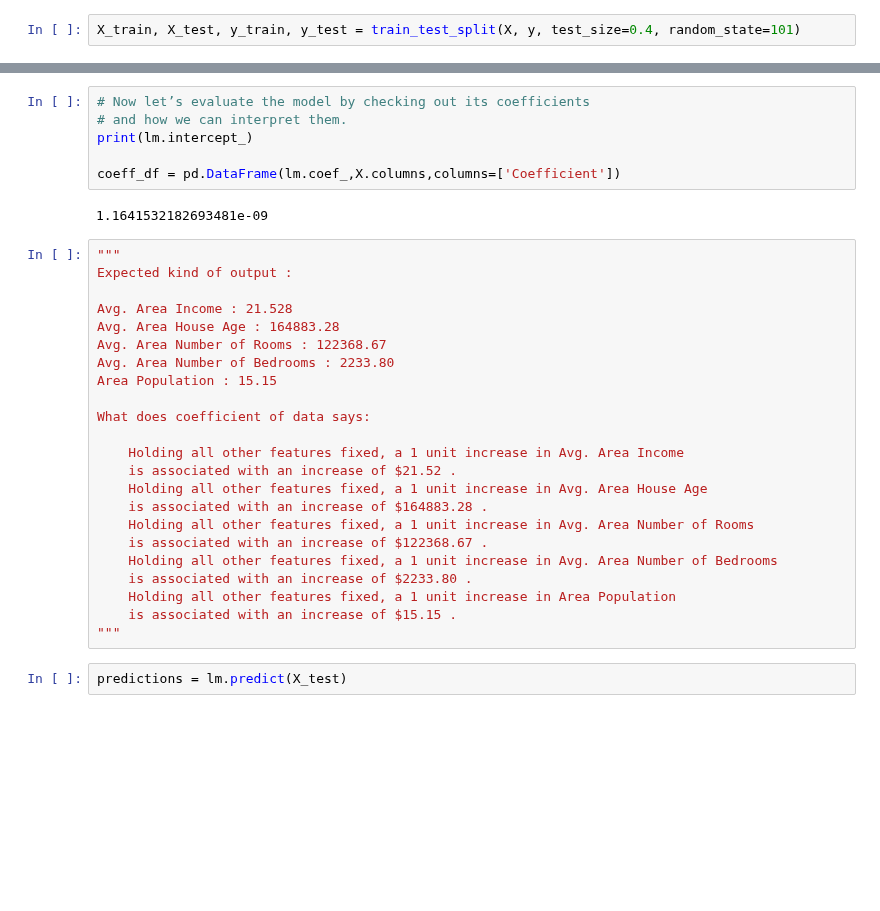
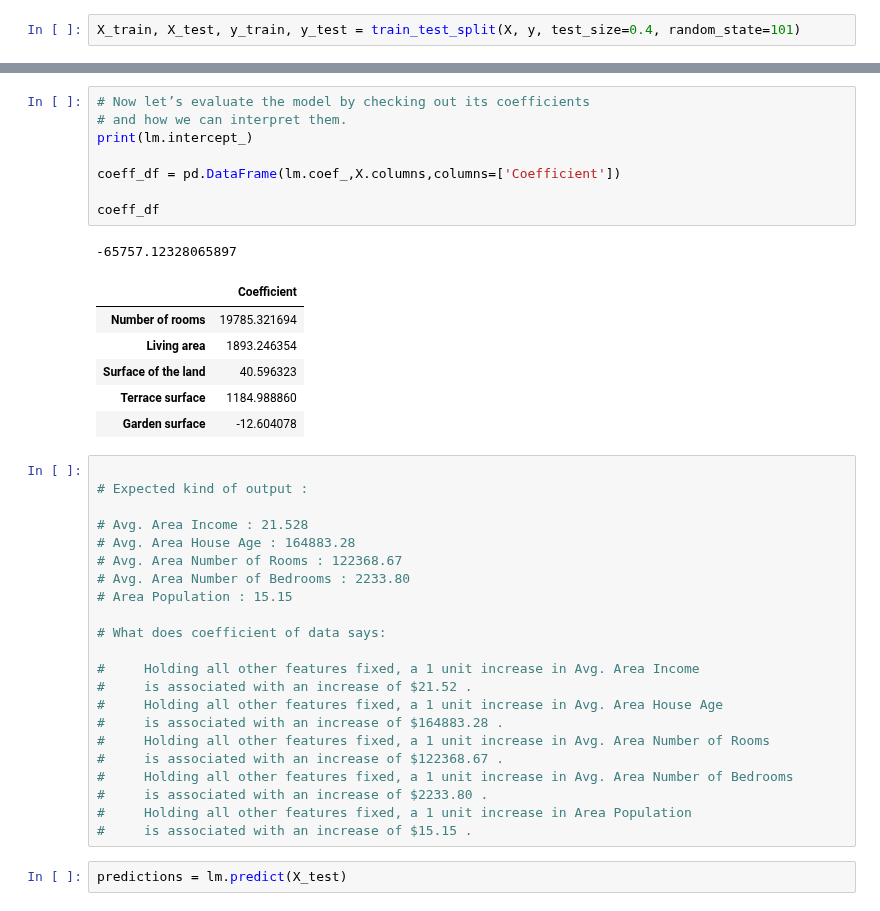
Before and after one commit to Ta-DevSark/challenge-regression, a Jupyter notebook: sarkis.ipynb, the cells around one changed output, grey strips where cells are left out. Cells and saved outputs as stored; diff of their text form; blank space fills up the shorter version.

```diff
--- a/sarkis.ipynb
+++ b/sarkis.ipynb
@@ -80,34 +88,41 @@ LinearRegression()
 # %%
 # Now let’s evaluate the model by checking out its coefficients
 # and how we can interpret them.
 print(lm.intercept_)
 
 coeff_df = pd.DataFrame(lm.coef_,X.columns,columns=['Coefficient'])
+
+coeff_df
 # %% [output]
-1.1641532182693481e-09
+-65757.12328065897
+|  | Coefficient |
+| Number of rooms | 19785.321694 |
+| Living area | 1893.246354 |
+| Surface of the land | 40.596323 |
+| Terrace surface | 1184.988860 |
+| Garden surface | -12.604078 |
 # %%
-"""
-Expected kind of output :
 
-Avg. Area Income : 21.528
-Avg. Area House Age : 164883.28
-Avg. Area Number of Rooms : 122368.67
-Avg. Area Number of Bedrooms : 2233.80
-Area Population : 15.15
+# Expected kind of output :
 
-What does coefficient of data says:
+# Avg. Area Income : 21.528
+# Avg. Area House Age : 164883.28
+# Avg. Area Number of Rooms : 122368.67
+# Avg. Area Number of Bedrooms : 2233.80
+# Area Population : 15.15
 
-    Holding all other features fixed, a 1 unit increase in Avg. Area Income
-    is associated with an increase of $21.52 .
-    Holding all other features fixed, a 1 unit increase in Avg. Area House Age
-    is associated with an increase of $164883.28 .
-    Holding all other features fixed, a 1 unit increase in Avg. Area Number of Rooms
-    is associated with an increase of $122368.67 .
-    Holding all other features fixed, a 1 unit increase in Avg. Area Number of Bedrooms
-    is associated with an increase of $2233.80 .
-    Holding all other features fixed, a 1 unit increase in Area Population
-    is associated with an increase of $15.15 .
-"""
+# What does coefficient of data says:
+
+#     Holding all other features fixed, a 1 unit increase in Avg. Area Income
+#     is associated with an increase of $21.52 .
+#     Holding all other features fixed, a 1 unit increase in Avg. Area House Age
+#     is associated with an increase of $164883.28 .
+#     Holding all other features fixed, a 1 unit increase in Avg. Area Number of Rooms
+#     is associated with an increase of $122368.67 .
+#     Holding all other features fixed, a 1 unit increase in Avg. Area Number of Bedrooms
+#     is associated with an increase of $2233.80 .
+#     Holding all other features fixed, a 1 unit increase in Area Population
+#     is associated with an increase of $15.15 .
 # %%
 predictions = lm.predict(X_test)
 # %%
```
Also changed, not shown: parts of 14 cells of this notebook.
